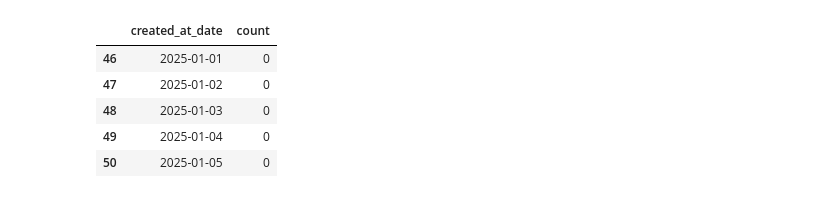
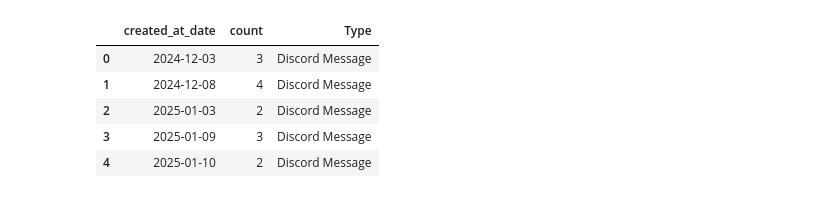
Before and after one commit to asapdiscovery/asap-polaris-blind-challenge-examples, a Jupyter notebook: paper/notebooks/01. Community Engagement.ipynb, the cells around one changed output. Cells and saved outputs as stored; diff of their text form; code cells hidden in the pictures.

```diff
--- a/paper/notebooks/01. Community Engagement.ipynb
+++ b/paper/notebooks/01. Community Engagement.ipynb
@@ -41,27 +41,0 @@ count.head()
-# %%
-from datetime import date, timedelta
-
-
-def daterange(start_date: date, end_date: date):
-    days = int((end_date - start_date).days)
-    for n in range(days):
-        yield start_date + timedelta(n)
-
-
-start_date = date(2025, 1, 1)
-end_date = date(2025, 3, 31)
-
-unique_dates = df["created_at_date"].unique()
-for single_date in daterange(start_date, end_date):
-    if single_date not in unique_dates:
-        count.loc[len(count)] = [single_date, 0]
-
-count = count.sort_values("created_at_date")
-count.head()
-# %% [output]
-|  | created_at_date | count |
-| 46 | 2025-01-01 | 0 |
-| 47 | 2025-01-02 | 0 |
-| 48 | 2025-01-03 | 0 |
-| 49 | 2025-01-04 | 0 |
-| 50 | 2025-01-05 | 0 |
@@ -69,0 +42,17 @@ count["total"] = count.sort_values("created_at_date")["count"].cumsum()
+# %%
+discord_stats = pd.read_csv("../../paper/data/discord.csv")
+
+discord_stats["Timestamp"] = discord_stats["Date"]
+discord_stats["created_at_date"] = discord_stats["Date"].apply(lambda s: s.split(",")[0])
+
+discord_counts = discord_stats.groupby("created_at_date").count()["Username"].reset_index().rename(columns={"Username": "count"})
+discord_counts["created_at_date"] = pd.to_datetime(discord_counts["created_at_date"]).dt.date
+discord_counts["Type"] = "Discord Message"
+discord_counts.head()
+# %% [output]
+|  | created_at_date | count | Type |
+| 0 | 2024-12-03 | 3 | Discord Message |
+| 1 | 2024-12-08 | 4 | Discord Message |
+| 2 | 2025-01-03 | 2 | Discord Message |
+| 3 | 2025-01-09 | 3 | Discord Message |
+| 4 | 2025-01-10 | 2 | Discord Message |
```
Also changed, not shown: parts of 12 cells of this notebook, 4 other files.
